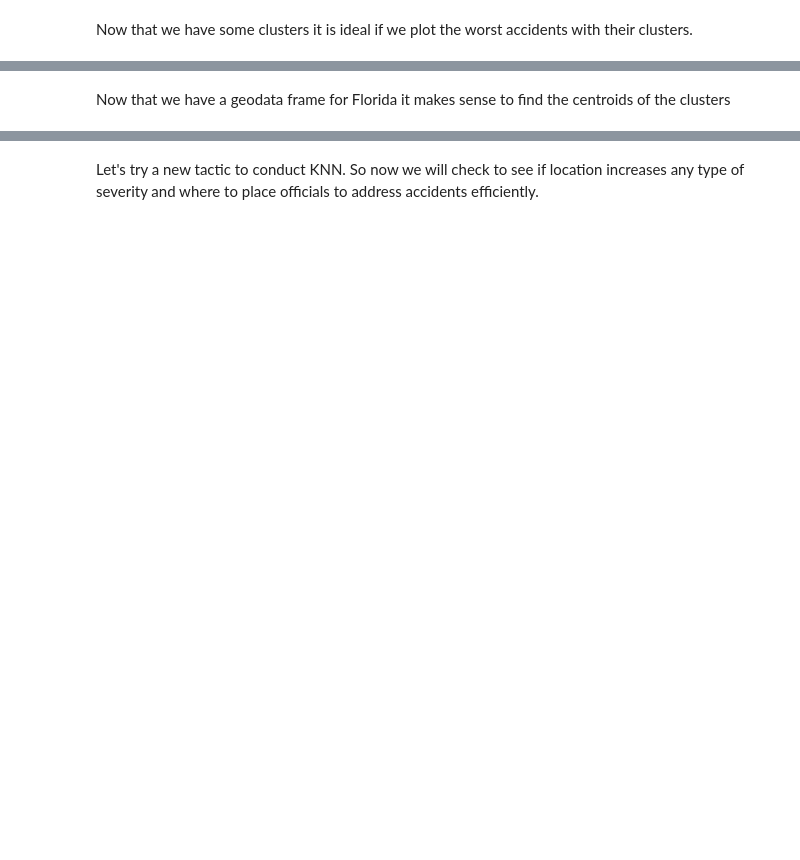
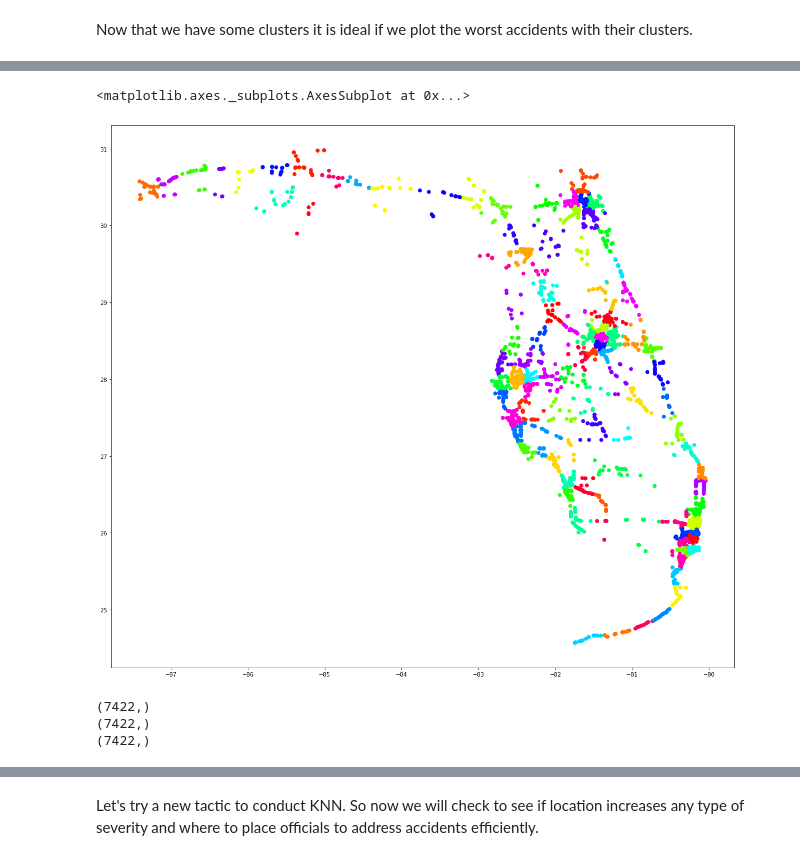
Before and after one commit to Mvgrillo1357/Ai-Platform-Engineering, a Jupyter notebook: michael_grillo_personalproject.ipynb, the cells around one changed output, grey strips where cells are left out. Saved outputs shown, nothing was run; the diff lists cells and outputs as text; code cells hidden in the pictures; blank space fills up the shorter version.

```diff
--- a/michael_grillo_personalproject.ipynb
+++ b/michael_grillo_personalproject.ipynb
@@ -351,2 +434,0 @@ fl_gdf2.tail()
-# %% [markdown]
-Now that we have a geodata frame for Florida it makes sense to find the centroids of the clusters
@@ -390,0 +435,16 @@ map3
+# %%
+fl_gdf2.plot(column='cluster', cmap= 'hsv', figsize=(20,22))
+# %% [output]
+<matplotlib.axes._subplots.AxesSubplot at 0x...>
+[figure, added]
+# %%
+xc=np.array(df_floridatrain['Start_Lng'])
+yc=np.array(df_floridatrain['Start_Lat'])
+print(xc.shape)
+print(yc.shape)
+ctest=np.array(df_floridatrain['cluster'])
+print(ctest.shape)
+# %% [output]
+(7422,)
+(7422,)
+(7422,)
```
Also changed, not shown: parts of 76 cells of this notebook.
